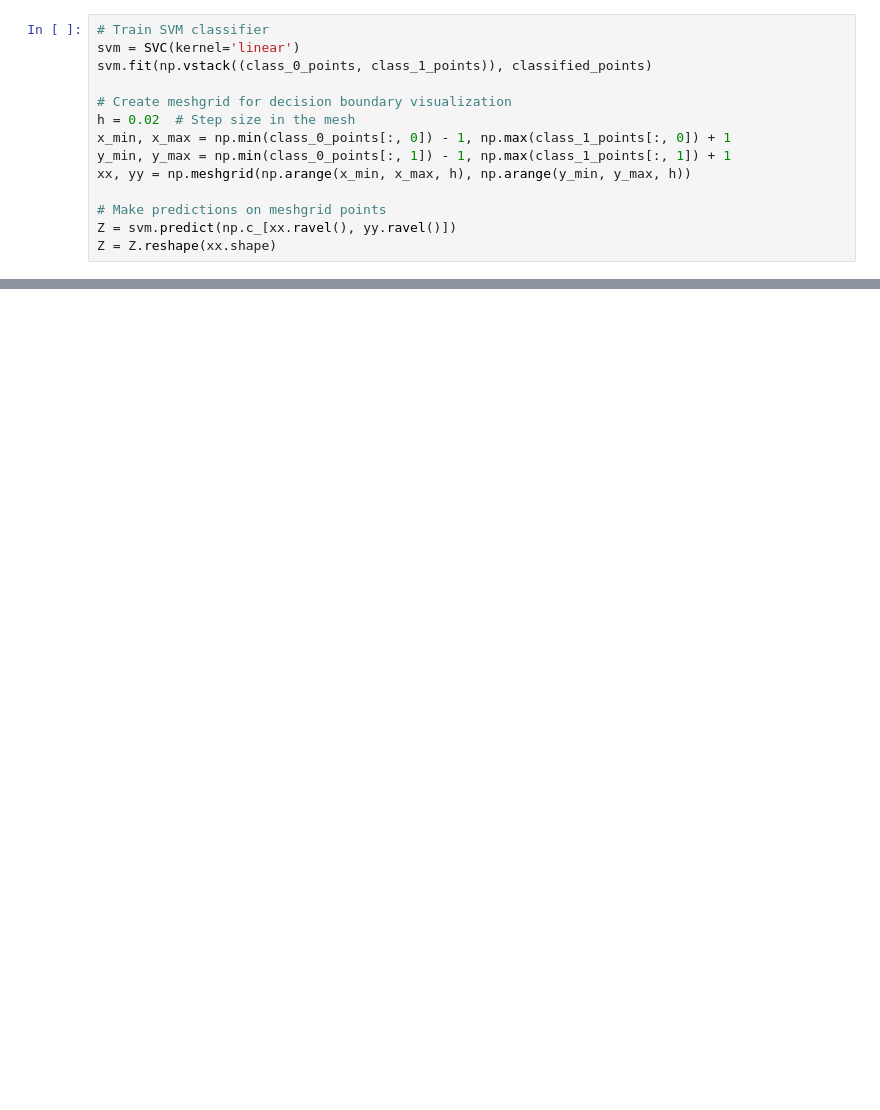
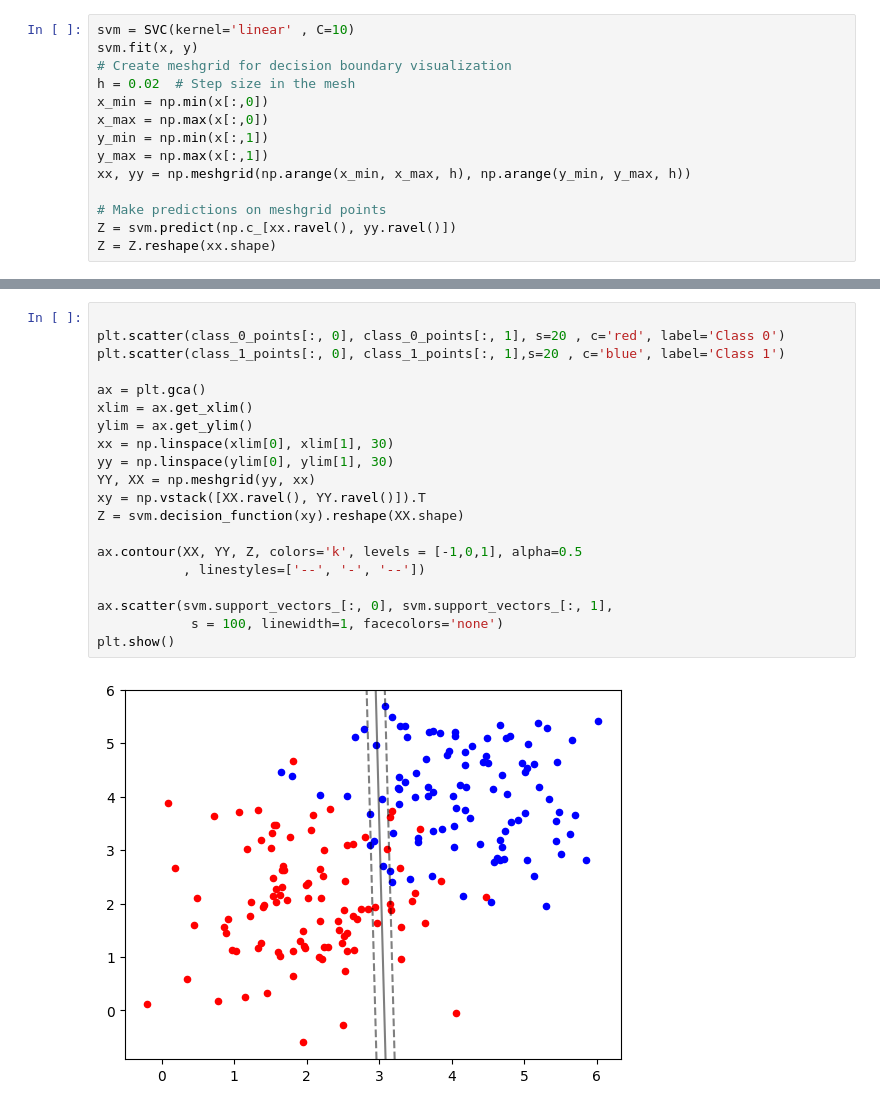
Before and after one commit to mafhoot/SVM, a Jupyter notebook: p.ipynb, the cells around one changed output, grey strips where cells are left out. Saved outputs shown, nothing was run; the diff lists cells and outputs as text; blank space fills up the shorter version.

```diff
--- a/p.ipynb
+++ b/p.ipynb
@@ -21,12 +44,12 @@ for i in range(num_points):
 # %%
-# Train SVM classifier
-svm = SVC(kernel='linear')
-svm.fit(np.vstack((class_0_points, class_1_points)), classified_points)
-
+svm = SVC(kernel='linear' , C=10)
+svm.fit(x, y)
 # Create meshgrid for decision boundary visualization
 h = 0.02  # Step size in the mesh
-x_min, x_max = np.min(class_0_points[:, 0]) - 1, np.max(class_1_points[:, 0]) + 1
-y_min, y_max = np.min(class_0_points[:, 1]) - 1, np.max(class_1_points[:, 1]) + 1
+x_min = np.min(x[:,0])
+x_max = np.max(x[:,0])
+y_min = np.min(x[:,1])
+y_max = np.max(x[:,1])
 xx, yy = np.meshgrid(np.arange(x_min, x_max, h), np.arange(y_min, y_max, h))
 
 # Make predictions on meshgrid points
@@ -47,0 +69,22 @@ plt.show()
+# %%
+
+plt.scatter(class_0_points[:, 0], class_0_points[:, 1], s=20 , c='red', label='Class 0')
+plt.scatter(class_1_points[:, 0], class_1_points[:, 1],s=20 , c='blue', label='Class 1')
+
+ax = plt.gca()
+xlim = ax.get_xlim()
+ylim = ax.get_ylim()
+xx = np.linspace(xlim[0], xlim[1], 30)
+yy = np.linspace(ylim[0], ylim[1], 30)
+YY, XX = np.meshgrid(yy, xx)
+xy = np.vstack([XX.ravel(), YY.ravel()]).T
+Z = svm.decision_function(xy).reshape(XX.shape)
+
+ax.contour(XX, YY, Z, colors='k', levels = [-1,0,1], alpha=0.5
+           , linestyles=['--', '-', '--'])
+
+ax.scatter(svm.support_vectors_[:, 0], svm.support_vectors_[:, 1],
+            s = 100, linewidth=1, facecolors='none')
+plt.show()
+# %% [output]
+[figure, added]
```
Also changed, not shown: parts of 4 cells of this notebook, 4 other files.
